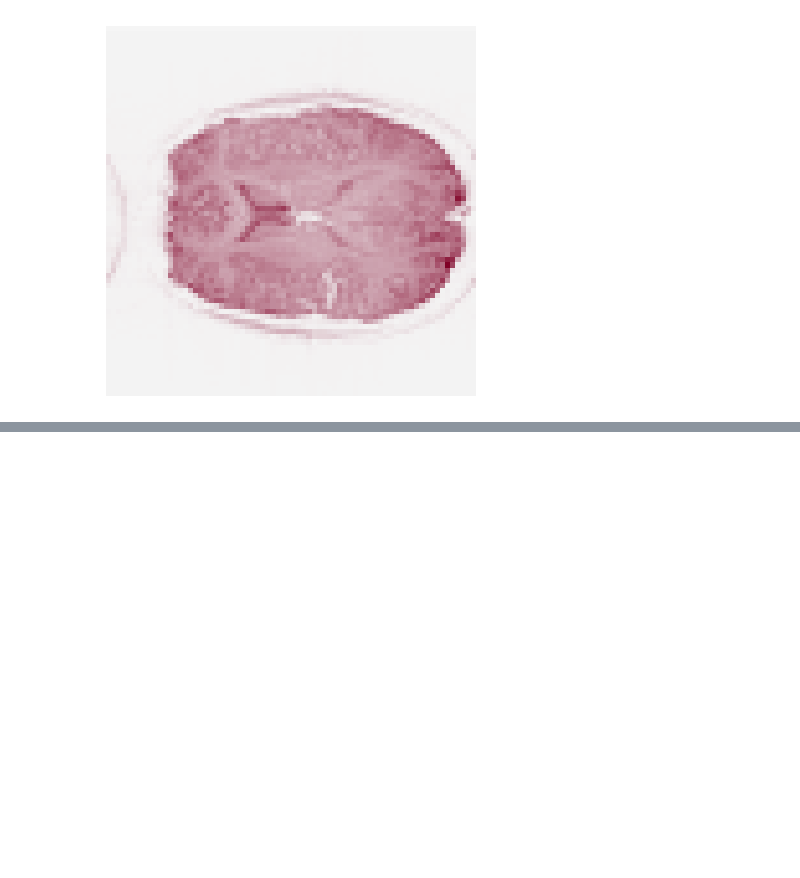
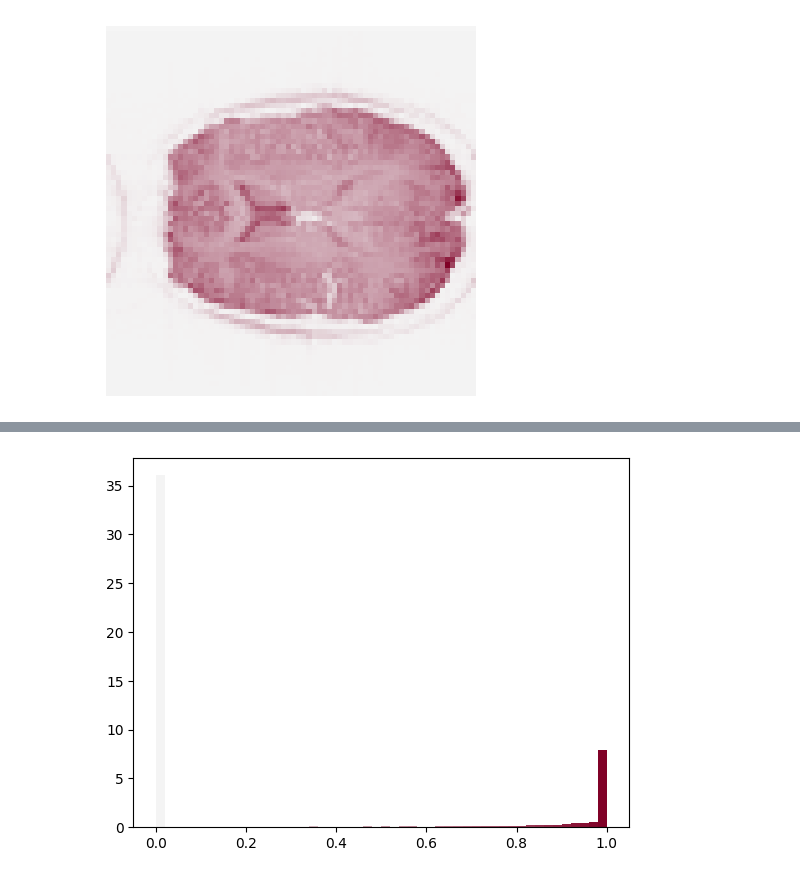
Before and after one commit to juanesfco/Thesis, a Jupyter notebook: realData.ipynb, the cells around one changed output, grey strips where cells are left out. Cells and saved outputs as stored; diff of their text form; code cells hidden in the pictures; blank space fills up the shorter version.

```diff
--- a/realData.ipynb
+++ b/realData.ipynb
@@ -288,0 +349,9 @@ fig.savefig('Thesis_MS_ScientificComputing_FlorezCoronel_JuanE/images/realExampl
+# %%
+def scale_by(arr, fac):
+    mean = np.mean(arr)
+    return (arr-mean)*fac + mean
+
+transformed = np.clip(scale_by(np.clip(normalize(arr)-0.1, 0, 1)**0.4, 2)-0.1, 0, 1)
+show_histogram(transformed)
+# %% [output]
+[figure, added]
```
Also changed, not shown: parts of 22 cells of this notebook, 6 other files.
